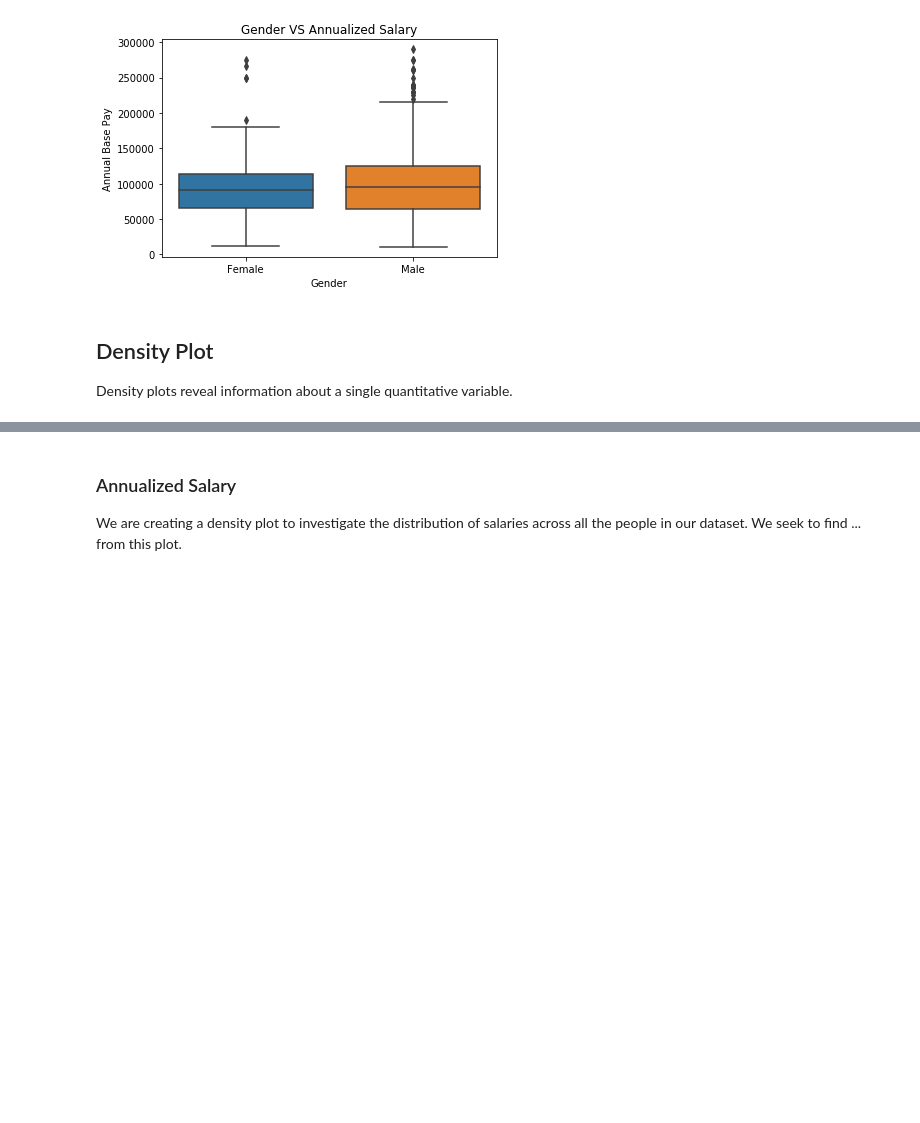
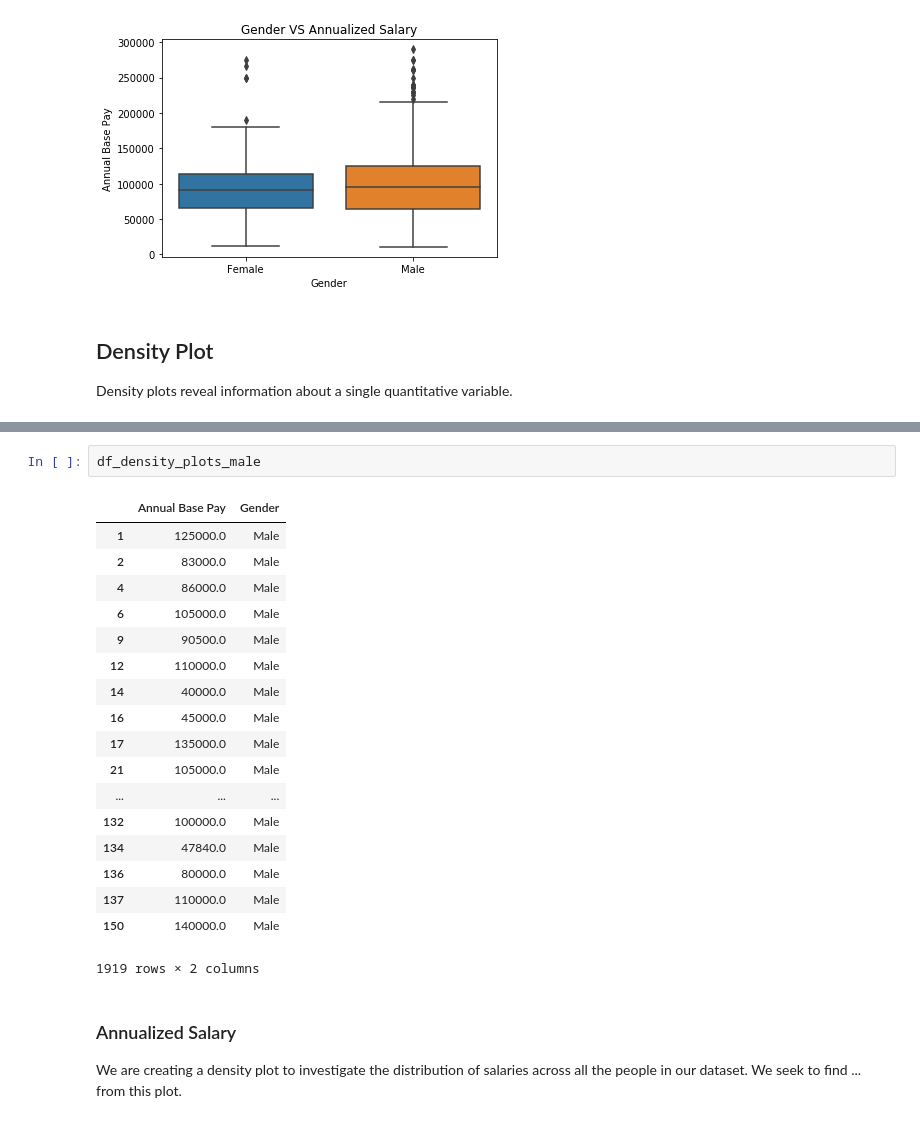
Before and after one commit to stt045/Projects, a Jupyter notebook: FinalProject.ipynb, the cells around one changed output, grey strips where cells are left out. Drawn from its saved outputs; the diff is of its cells as text; blank space fills up the shorter version.

```diff
--- a/FinalProject.ipynb
+++ b/FinalProject.ipynb
@@ -215,3 +252,24 @@ Density plots reveal information about a single quantitative variable.
+# %%
+df_density_plots_male
+# %% [output]
+|  | Annual Base Pay | Gender |
+| 1 | 125000.0 | Male |
+| 2 | 83000.0 | Male |
+| 4 | 86000.0 | Male |
+| 6 | 105000.0 | Male |
+| 9 | 90500.0 | Male |
+| 12 | 110000.0 | Male |
+| 14 | 40000.0 | Male |
+| 16 | 45000.0 | Male |
+| 17 | 135000.0 | Male |
+| 21 | 105000.0 | Male |
+| ... | ... | ... |
+| 132 | 100000.0 | Male |
+| 134 | 47840.0 | Male |
+| 136 | 80000.0 | Male |
+| 137 | 110000.0 | Male |
+| 150 | 140000.0 | Male |
+1919 rows × 2 columns
 # %% [markdown]
 ### Annualized Salary
 We are creating a density plot to investigate the distribution of salaries across all the people in our dataset. We seek to find ... from this plot.
```
Also changed, not shown: parts of 4 cells of this notebook.
